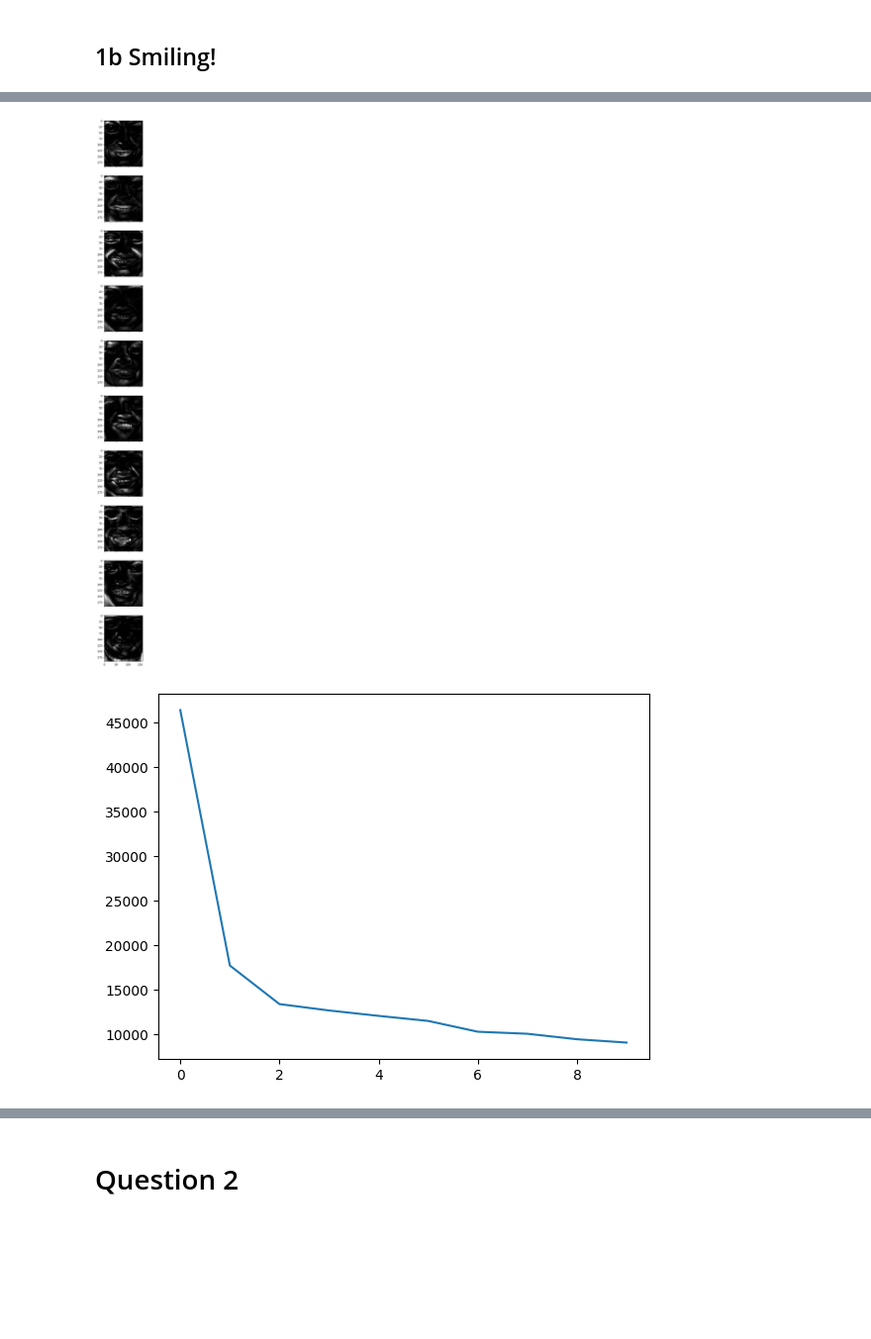
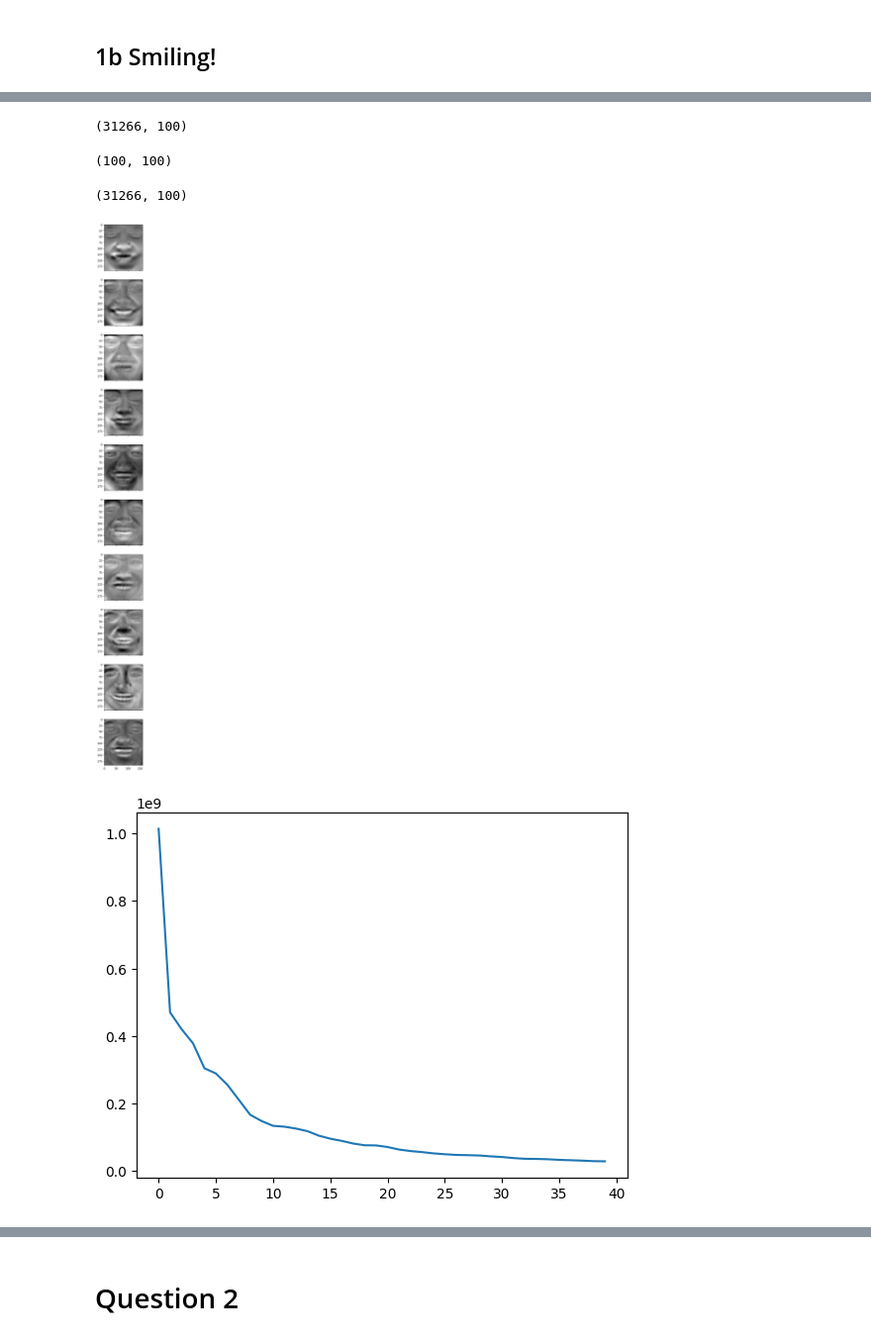
Before and after one commit to wavyvone/MiniProj3, a Jupyter notebook: Mini Proj 3.ipynb, the cells around one changed output, grey strips where cells are left out. Shown at 99% size. Saved outputs shown, nothing was run; the diff lists cells and outputs as text; code cells hidden in the pictures; blank space fills up the shorter version.

```diff
--- a/Mini Proj 3.ipynb
+++ b/Mini Proj 3.ipynb
@@ -119,4 +228,0 @@ plt.show()
-# %%
-#flatten the smile faces and subtract by the avg
-flat_smi = [np.array(rand_smi[key].flatten().tolist()) for key in rand_smi]
-flat_smi = [np.subtract(i, smi_avg_face) for i in flat_smi]
@@ -125,0 +229,10 @@ smi_cov = [i*i.transpose()/100 for i in flat_smi]
+# %%
+Smface = flat_smi - np.tile(avg_smiface, (100,1)).T
+print(Smface.shape)
+# %% [output]
+(31266, 100)
+# %%
+covSmiFace = np.matmul(Smface.T, Smface)
+print(covSmiFace.shape)
+# %% [output]
+(100, 100)
@@ -126,17 +245,21 @@ smi_cov = [i*i.transpose()/100 for i in flat_smi]
+# %%
+final_smi = np.matmul(Smface, smiFace)
+print(final_smi.shape)
+# %% [output]
+(31266, 100)
 # %%
 fig, axes = plt.subplots(10,1,sharex=True,sharey=True,figsize=(35,35))
-smi_eig = smi_cov[:10] # take first 10 eigenfaces
 for i in range(10):
-    axes[i].imshow(smi_eig[i].reshape(193,162), cmap="gray")
+    axes[i].imshow(final_smi[:,i].reshape(193,162), cmap="gray")
 plt.show()
 # %% [output]
-[figure, old version]
+[figure, new version]
 # %%
-smi_data = np.array(smi_cov).reshape(100,-1)
+smi_data = np.array(covSmiFace).reshape(100,-1)
 u1, s1, vh1 = np.linalg.svd(smi_data, full_matrices=False)
 # %%
-plt.plot(s1[:10])
+plt.plot(range(40), s1[:40])
 plt.show()
 # %% [output]
-[figure, old version]
+[figure, new version]
 # %% [markdown]
```
Also changed, not shown: parts of 45 cells of this notebook.
